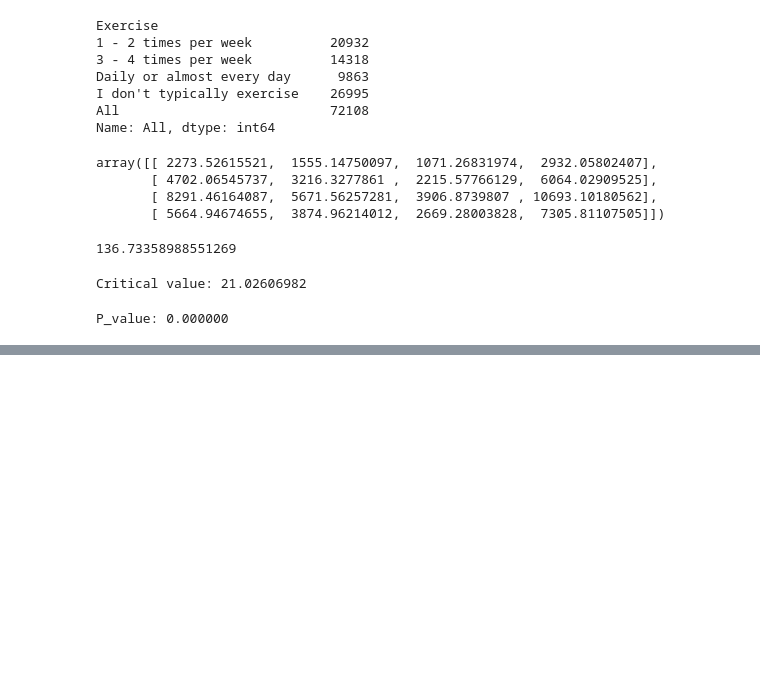
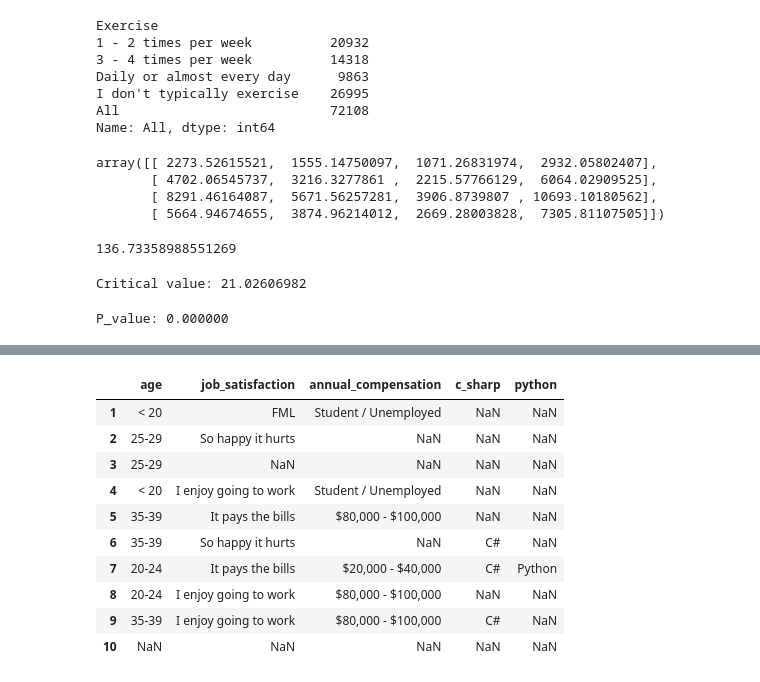
Before and after one commit to huli/the-transparent-coder, a Jupyter notebook: overview.ipynb, the cells around one changed output, grey strips where cells are left out. Saved outputs shown, nothing was run; the diff lists cells and outputs as text; code cells hidden in the pictures; blank space fills up the shorter version.

Commit message:
Created subset for 2011 data

```diff
--- a/overview.ipynb
+++ b/overview.ipynb
@@ -447,0 +462,4 @@ plt.show()
+# %%
+# First we make shure, that the schema looks the same
+data2011 = pd.read_csv('data/2011/2011 Stack Overflow Survey Results.csv', encoding = 'ISO-8859-1', delimiter=',')
+data2011.columns[:5]
@@ -447,0 +501,3 @@ plt.show()
+# %%
+subset2011 = data2011.iloc[1:, [2, 44, 45, 37, 34]]
+subset2011.head(4)
@@ -447,0 +510,17 @@ plt.show()
+# %%
+subset_columns = ['age', 'job_satisfaction', 'annual_compensation', 'c_sharp', 'python']
+subset2011.columns = subset_columns
+# %%
+subset2011.head(10)
+# %% [output]
+|  | age | job_satisfaction | annual_compensation | c_sharp | python |
+| 1 | < 20 | FML | Student / Unemployed | NaN | NaN |
+| 2 | 25-29 | So happy it hurts | NaN | NaN | NaN |
+| 3 | 25-29 | NaN | NaN | NaN | NaN |
+| 4 | < 20 | I enjoy going to work | Student / Unemployed | NaN | NaN |
+| 5 | 35-39 | It pays the bills | $80,000 - $100,000 | NaN | NaN |
+| 6 | 35-39 | So happy it hurts | NaN | C# | NaN |
+| 7 | 20-24 | It pays the bills | $20,000 - $40,000 | C# | Python |
+| 8 | 20-24 | I enjoy going to work | $80,000 - $100,000 | NaN | NaN |
+| 9 | 35-39 | I enjoy going to work | $80,000 - $100,000 | C# | NaN |
+| 10 | NaN | NaN | NaN | NaN | NaN |
```
Also changed, not shown: parts of 13 cells of this notebook.
